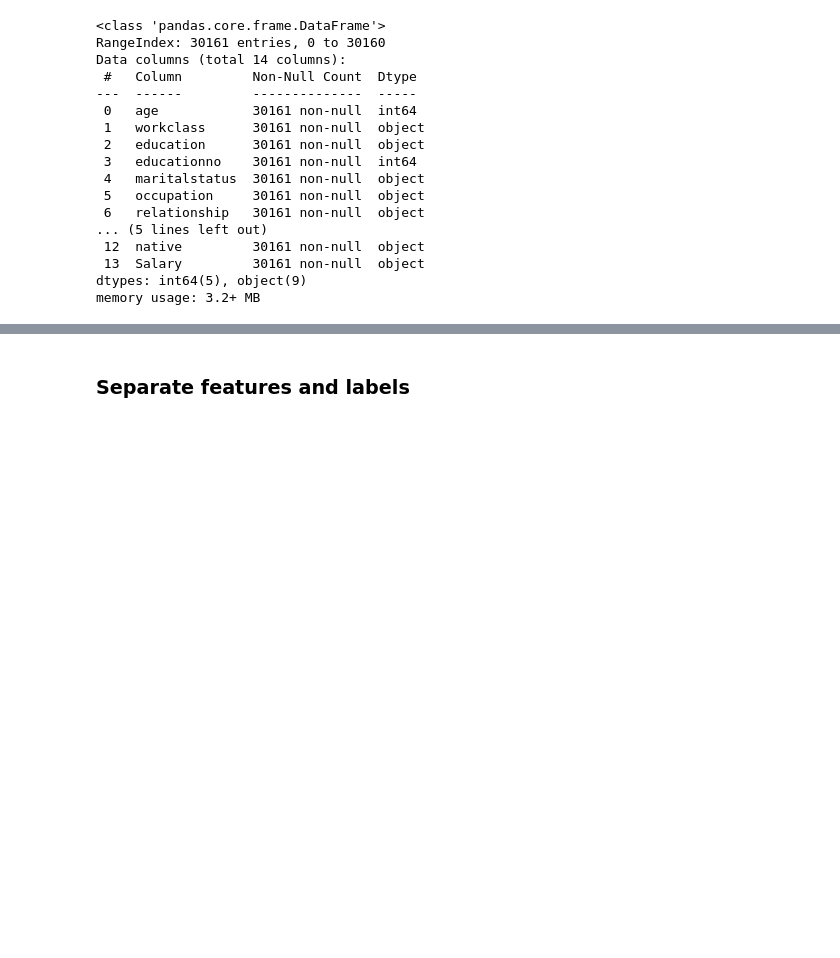
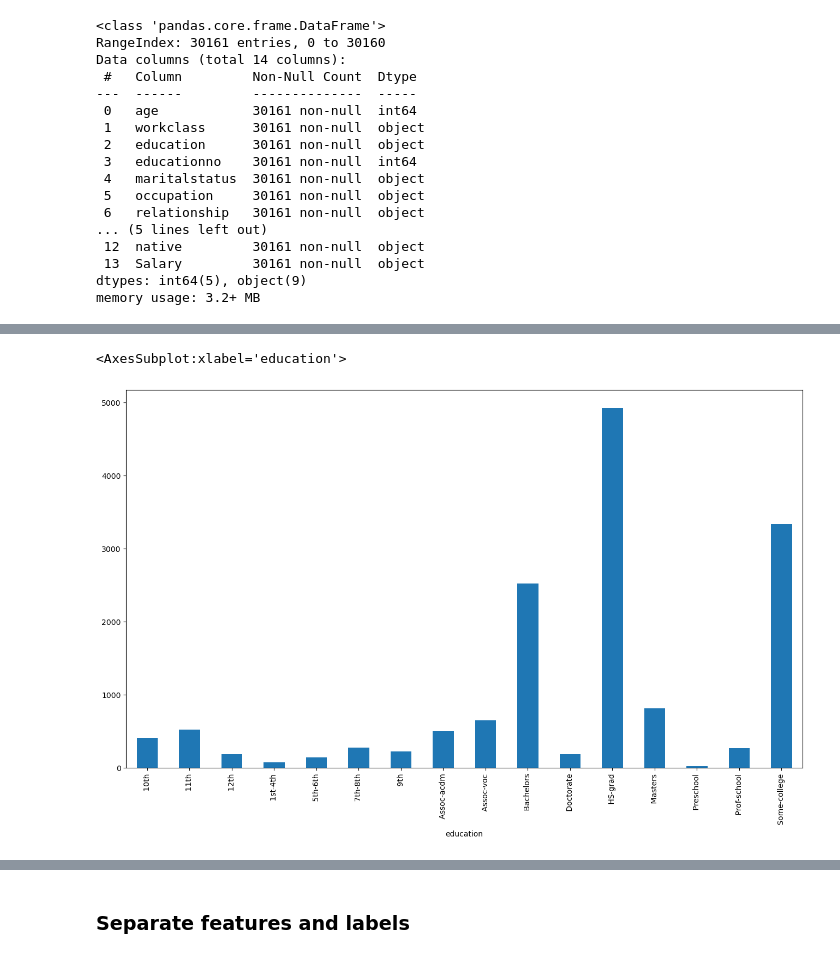
Before and after one commit to KunalDoshi-Code/Data_Science_Assignments, a Jupyter notebook: Assignments/12. Naive Bayes/naive-bayes.ipynb, the cells around one changed output, grey strips where cells are left out. Saved outputs shown, nothing was run; the diff lists cells and outputs as text; code cells hidden in the pictures; blank space fills up the shorter version.

```diff
--- a/Assignments/12. Naive Bayes/naive-bayes.ipynb
+++ b/Assignments/12. Naive Bayes/naive-bayes.ipynb
@@ -55,0 +253,6 @@ train_data.describe()
+# %%
+plt.figure(figsize=(16, 9))
+pd.crosstab(train_data['Salary'],train_data['education']).mean().plot(kind='bar')
+# %% [output]
+<AxesSubplot:xlabel='education'>
+[figure, added]
```
Also changed, not shown: parts of 28 cells of this notebook.
